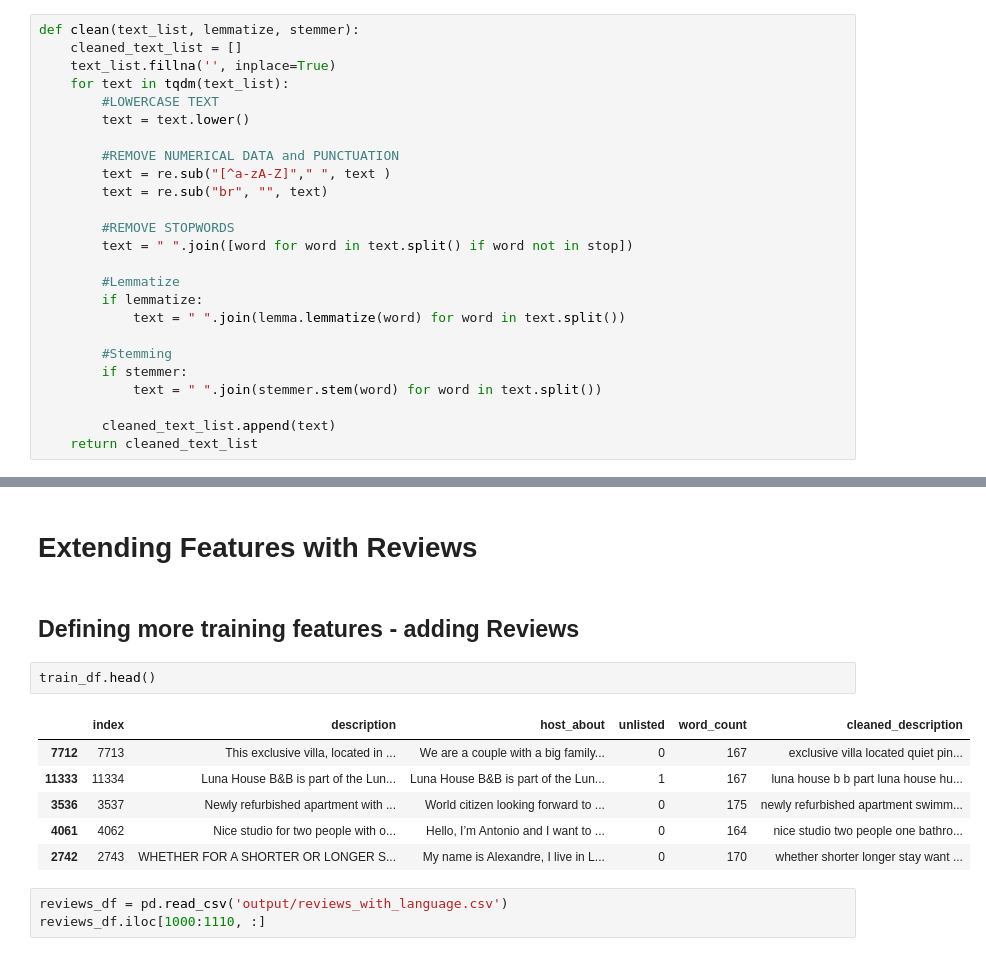
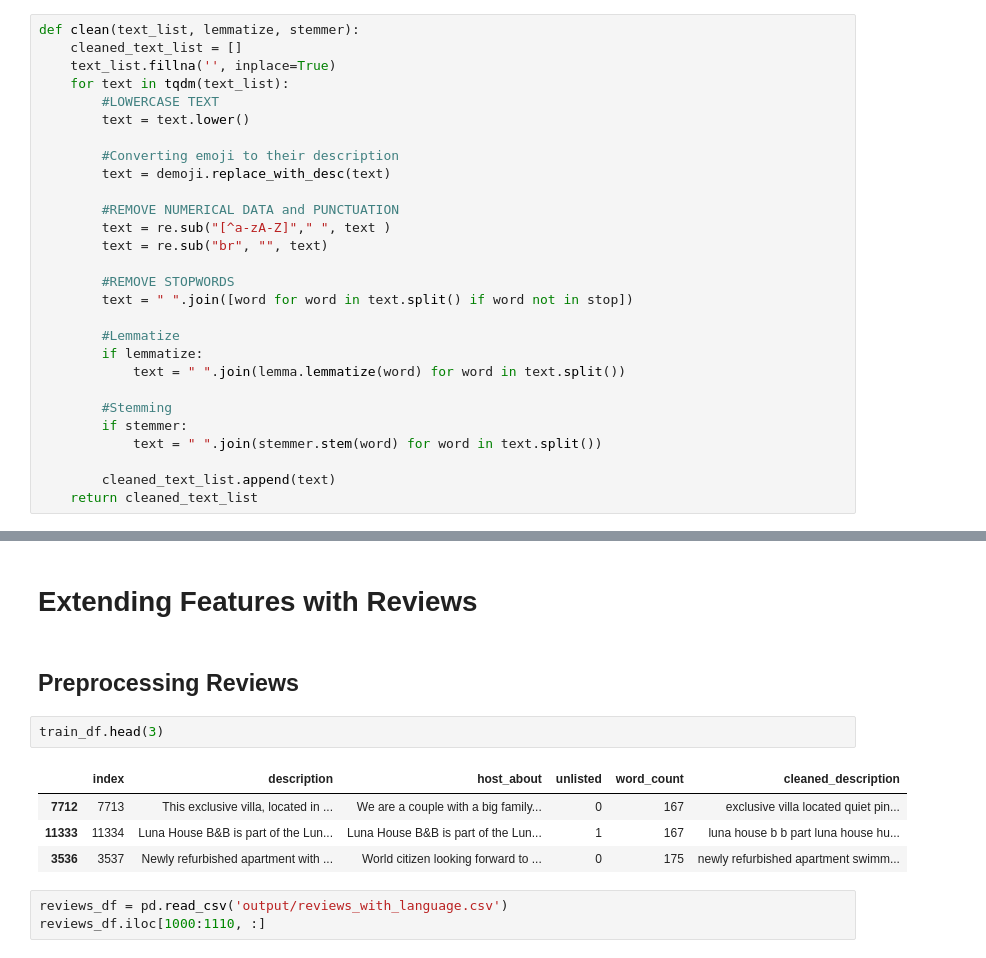
Before and after one commit to iryna-savchuk/TM_project, a Jupyter notebook: Analogue Lab 1 (Text cleaning, BoW, KNN, RF, XGBoost).ipynb, the cells around one changed output, grey strips where cells are left out. Cells and saved outputs as stored; diff of their text form.

```diff
--- a/Analogue Lab 1 (Text cleaning, BoW, KNN, RF, XGBoost).ipynb
+++ b/Analogue Lab 1 (Text cleaning, BoW, KNN, RF, XGBoost).ipynb
@@ -206,6 +208,9 @@ def clean(text_list, lemmatize, stemmer):
     for text in tqdm(text_list):
         #LOWERCASE TEXT
         text = text.lower()
+
+        #Converting emoji to their description
+        text = demoji.replace_with_desc(text)
 
         #REMOVE NUMERICAL DATA and PUNCTUATION
         text = re.sub("[^a-zA-Z]"," ", text )
@@ -399,17 +404,15 @@ plot_cm(confusion_matrix(y_pred, y_val), labels.keys())
 [figure]
 # %% [markdown]
 # Extending Features with Reviews
-# %% [markdown]
-## Defining more training features - adding Reviews
+# %% [markdown]
+## Preprocessing Reviews
 # %%
-train_df.head()
+train_df.head(3)
 # %% [output]
 |  | index | description | host_about | unlisted | word_count | cleaned_description |
 | 7712 | 7713 | This exclusive villa, located in ... | We are a couple with a big family... | 0 | 167 | exclusive villa located quiet pin... |
 | 11333 | 11334 | Luna House B&B is part of the Lun... | Luna House B&B is part of the Lun... | 1 | 167 | luna house b b part luna house hu... |
 | 3536 | 3537 | Newly refurbished apartment with ... | World citizen looking forward to ... | 0 | 175 | newly refurbished apartment swimm... |
-| 4061 | 4062 | Nice studio for two people with o... | Hello, I’m Antonio and I want to ... | 0 | 164 | nice studio two people one bathro... |
-| 2742 | 2743 | WHETHER FOR A SHORTER OR LONGER S... | My name is Alexandre, I live in L... | 0 | 170 | whether shorter longer stay want ... |
 # %%
 reviews_df = pd.read_csv('output/reviews_with_language.csv')
 reviews_df.iloc[1000:1110, :]
```
Also changed, not shown: parts of 20 cells of this notebook, 1 other file.
